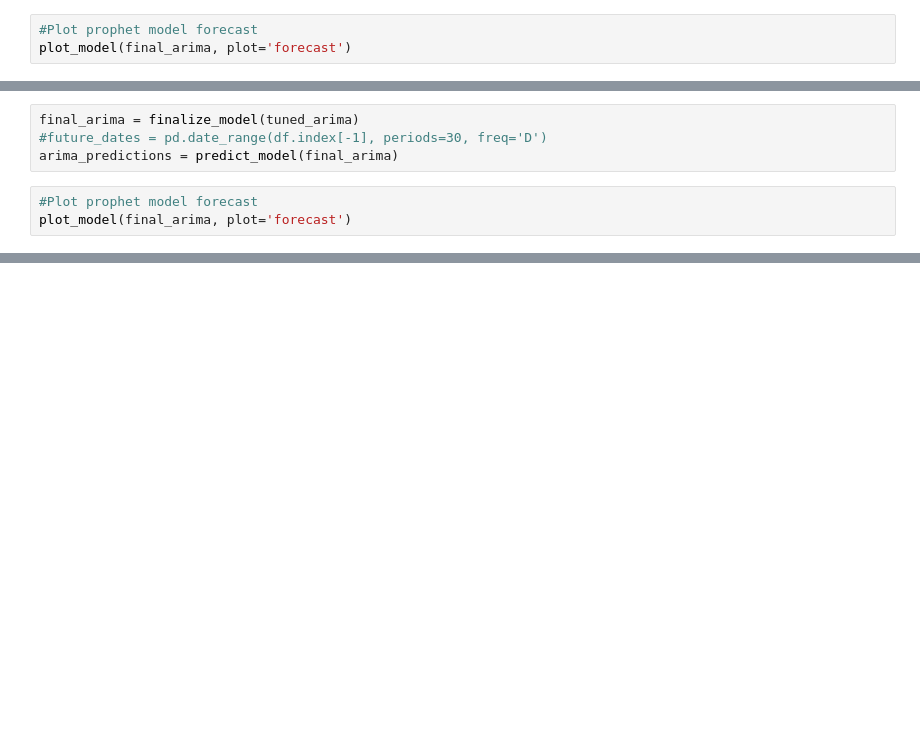
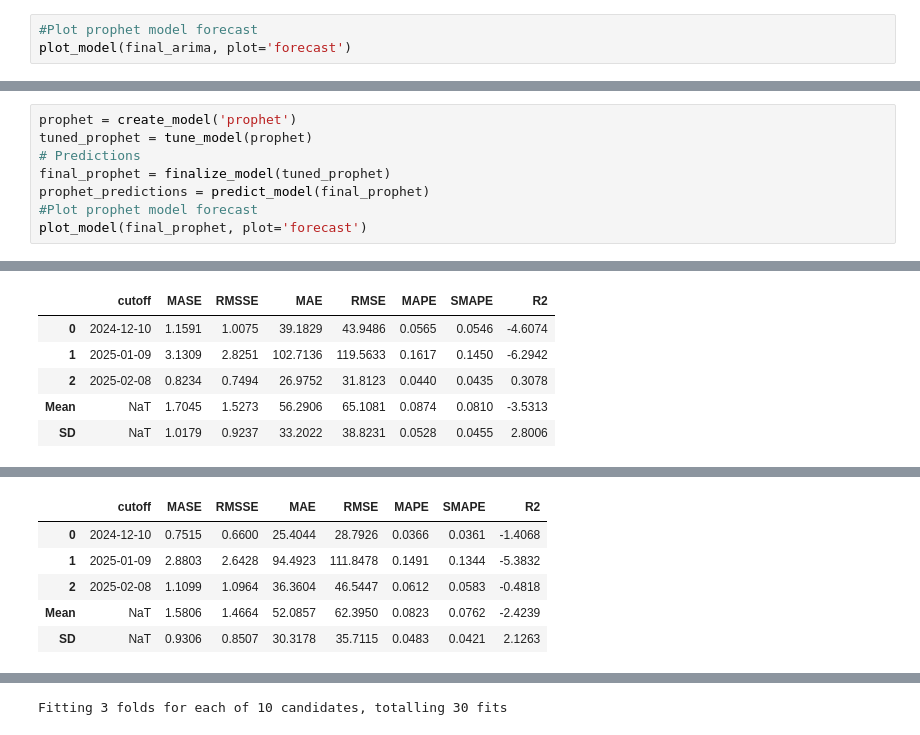
Before and after one commit to gedghill/AE2, a Jupyter notebook: arima_prophet_forecast.ipynb, the cells around one changed output, grey strips where cells are left out. Cells and saved outputs as stored; diff of their text form; blank space fills up the shorter version.

```diff
--- a/arima_prophet_forecast.ipynb
+++ b/arima_prophet_forecast.ipynb
@@ -204,7 +280,9 @@ Fitting 3 folds for each of 10 candidates, totalling 30 fits
-# %%
-final_arima = finalize_model(tuned_arima)
-#future_dates = pd.date_range(df.index[-1], periods=30, freq='D')
-arima_predictions = predict_model(final_arima)
-# %%
-#Plot prophet model forecast
-plot_model(final_arima, plot='forecast')
+# %%
+prophet = create_model('prophet')
+tuned_prophet = tune_model(prophet)
+# Predictions
+final_prophet = finalize_model(tuned_prophet)
+prophet_predictions = predict_model(final_prophet)
+#Plot prophet model forecast
+plot_model(final_prophet, plot='forecast')
+# %% [output]
@@ -210,0 +290,6 @@ plot_model(final_arima, plot='forecast')
+|  | cutoff | MASE | RMSSE | MAE | RMSE | MAPE | SMAPE | R2 |
+| 0 | 2024-12-10 | 1.1591 | 1.0075 | 39.1829 | 43.9486 | 0.0565 | 0.0546 | -4.6074 |
+| 1 | 2025-01-09 | 3.1309 | 2.8251 | 102.7136 | 119.5633 | 0.1617 | 0.1450 | -6.2942 |
+| 2 | 2025-02-08 | 0.8234 | 0.7494 | 26.9752 | 31.8123 | 0.0440 | 0.0435 | 0.3078 |
+| Mean | NaT | 1.7045 | 1.5273 | 56.2906 | 65.1081 | 0.0874 | 0.0810 | -3.5313 |
+| SD | NaT | 1.0179 | 0.9237 | 33.2022 | 38.8231 | 0.0528 | 0.0455 | 2.8006 |
@@ -210,0 +298,6 @@ plot_model(final_arima, plot='forecast')
+|  | cutoff | MASE | RMSSE | MAE | RMSE | MAPE | SMAPE | R2 |
+| 0 | 2024-12-10 | 0.7515 | 0.6600 | 25.4044 | 28.7926 | 0.0366 | 0.0361 | -1.4068 |
+| 1 | 2025-01-09 | 2.8803 | 2.6428 | 94.4923 | 111.8478 | 0.1491 | 0.1344 | -5.3832 |
+| 2 | 2025-02-08 | 1.1099 | 1.0964 | 36.3604 | 46.5447 | 0.0612 | 0.0583 | -0.4818 |
+| Mean | NaT | 1.5806 | 1.4664 | 52.0857 | 62.3950 | 0.0823 | 0.0762 | -2.4239 |
+| SD | NaT | 0.9306 | 0.8507 | 30.3178 | 35.7115 | 0.0483 | 0.0421 | 2.1263 |
@@ -210,0 +305 @@ plot_model(final_arima, plot='forecast')
+Fitting 3 folds for each of 10 candidates, totalling 30 fits
```
Also changed, not shown: parts of 29 cells of this notebook.
